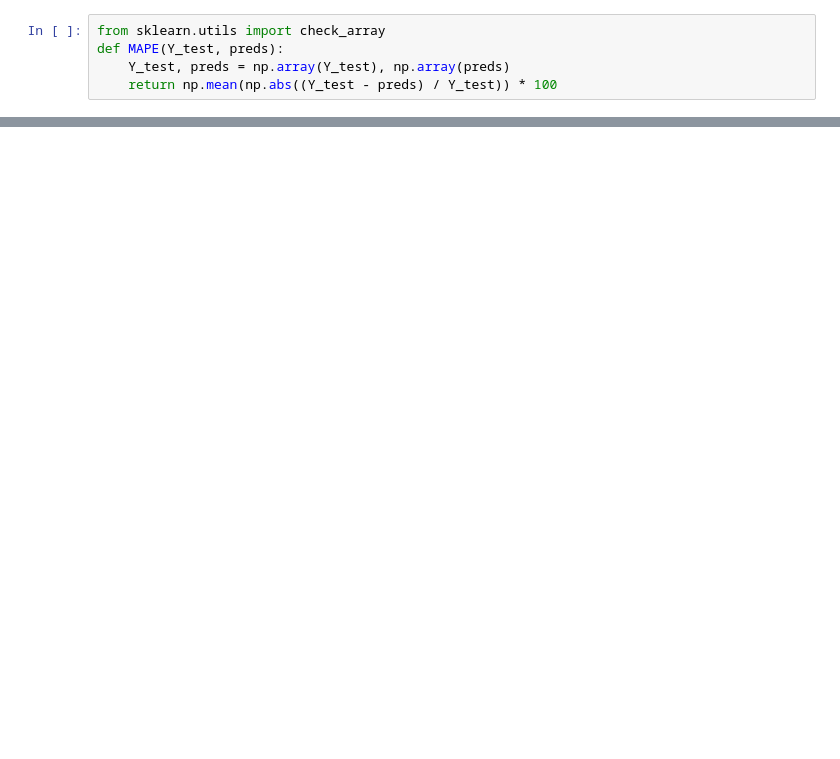
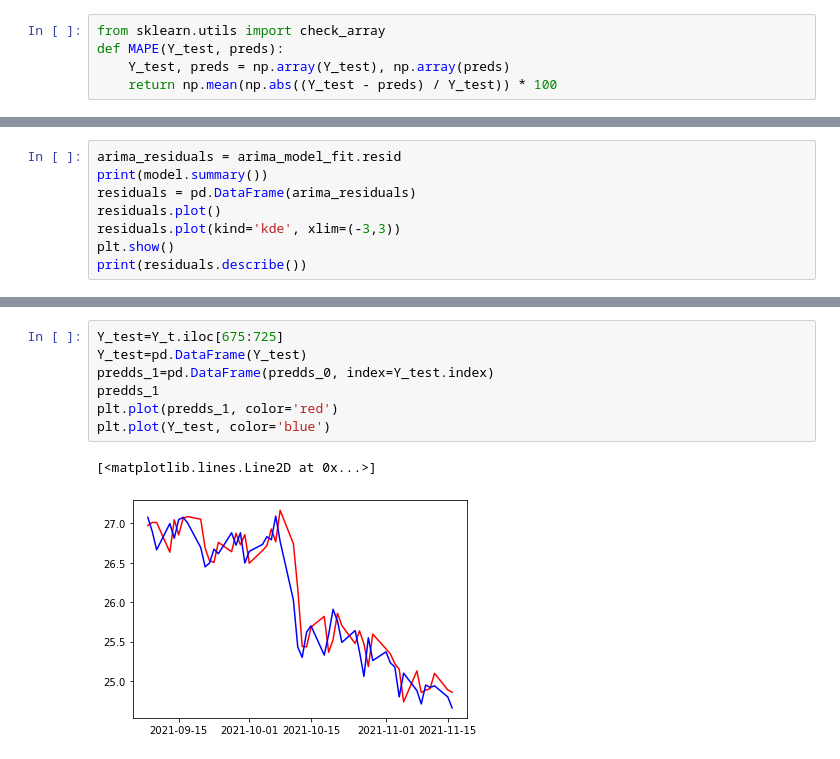
Before and after one commit to ciaranoc123/ARIMA-GARCH, a Jupyter notebook: ARIMA&GARCH.ipynb, the cells around one changed output, grey strips where cells are left out. Saved outputs shown, nothing was run; the diff lists cells and outputs as text; blank space fills up the shorter version.

```diff
--- a/ARIMA&GARCH.ipynb
+++ b/ARIMA&GARCH.ipynb
@@ -292,0 +353,8 @@ to globally set reindex to True and silence this warning.
+# %%
+arima_residuals = arima_model_fit.resid
+print(model.summary())
+residuals = pd.DataFrame(arima_residuals)
+residuals.plot()
+residuals.plot(kind='kde', xlim=(-3,3))
+plt.show()
+print(residuals.describe())
@@ -293,3 +725,13 @@ to globally set reindex to True and silence this warning.
+# %%
+Y_test=Y_t.iloc[675:725]
+Y_test=pd.DataFrame(Y_test)
+predds_1=pd.DataFrame(predds_0, index=Y_test.index)
+predds_1
+plt.plot(predds_1, color='red')
+plt.plot(Y_test, color='blue')
+# %% [output]
+[<matplotlib.lines.Line2D at 0x...>]
+[figure, added]
 # %%
 print(Errors_A[3].mean())
 print(Errors_B[3].mean())
```
Also changed, not shown: parts of 19 cells of this notebook.
